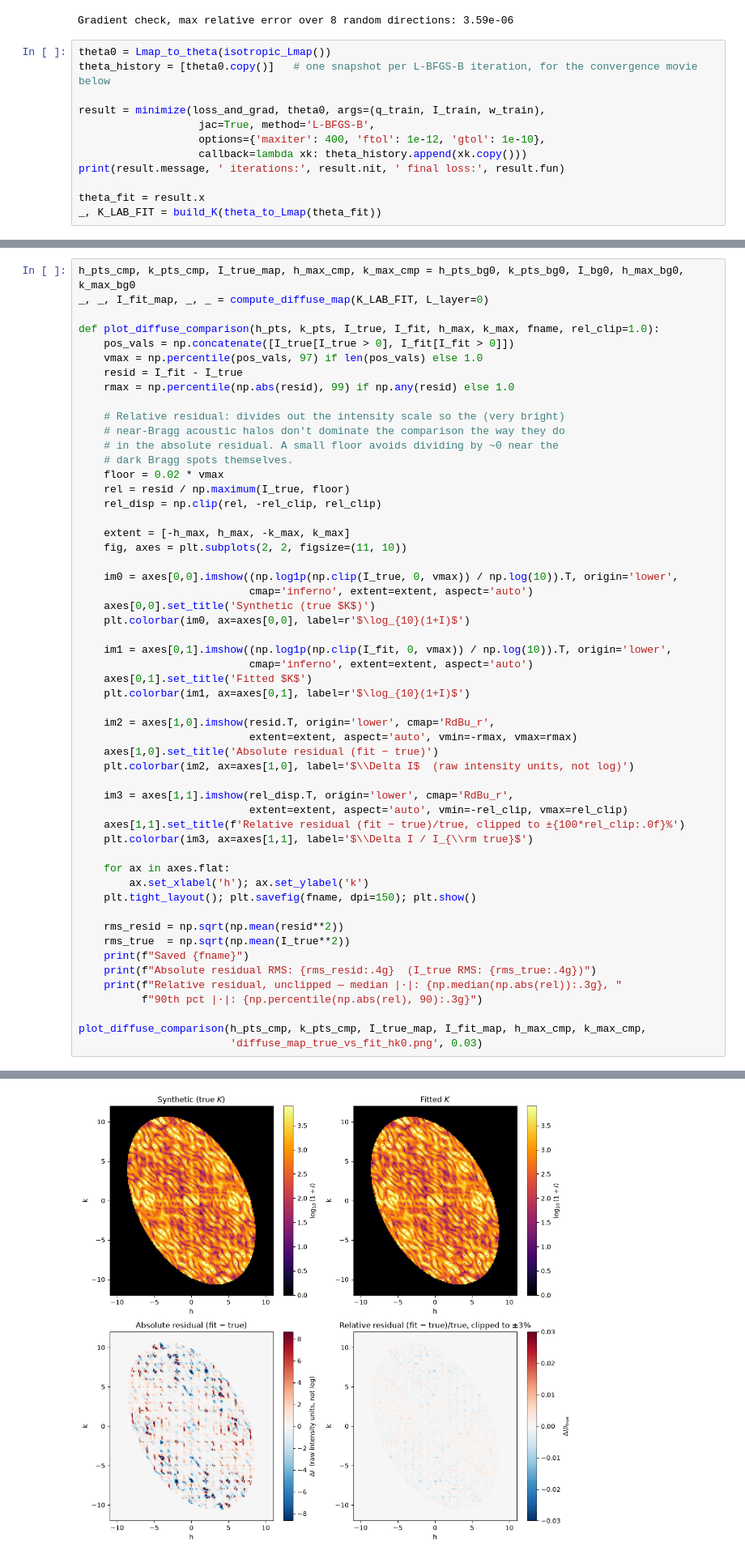
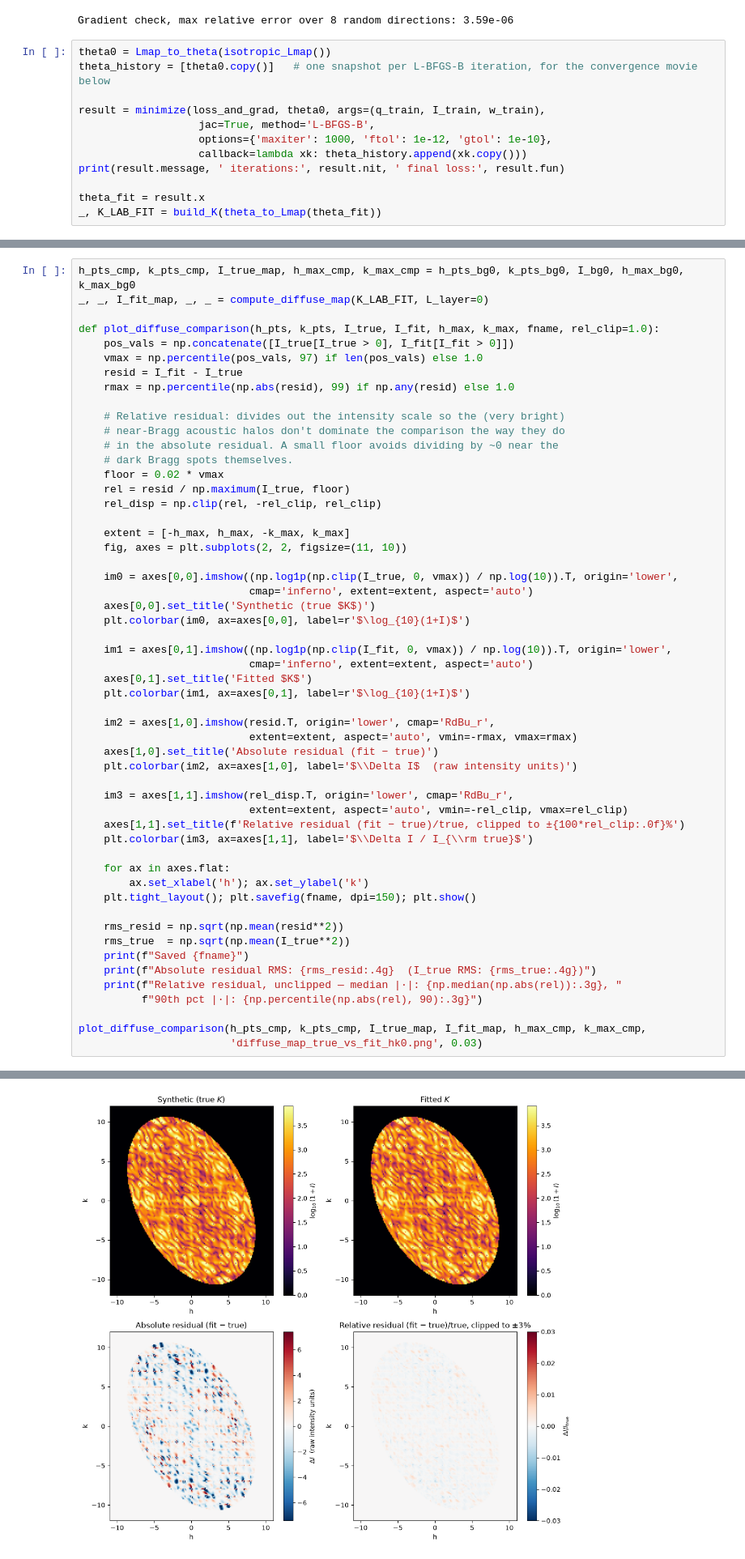
Before and after one commit to diff-use/goodvibes, a Jupyter notebook: sandbox/other-steve/202609/rigid_body_diffuse_6o2h.ipynb, the cells around one changed output, grey strips where cells are left out. Shown at 81% size. Drawn from its saved outputs; the diff is of its cells as text.

Commit message:
Fixed issues with computation of diffuse scattering, priors.

```diff
--- a/sandbox/other-steve/202609/rigid_body_diffuse_6o2h.ipynb
+++ b/sandbox/other-steve/202609/rigid_body_diffuse_6o2h.ipynb
@@ -903,7 +903,7 @@ theta_history = [theta0.copy()]   # one snapshot per L-BFGS-B iteration, for the
 
 result = minimize(loss_and_grad, theta0, args=(q_train, I_train, w_train),
                    jac=True, method='L-BFGS-B',
-                   options={'maxiter': 400, 'ftol': 1e-12, 'gtol': 1e-10},
+                   options={'maxiter': 1000, 'ftol': 1e-12, 'gtol': 1e-10},
                    callback=lambda xk: theta_history.append(xk.copy()))
 print(result.message, ' iterations:', result.nit, ' final loss:', result.fun)
 
@@ -1039,33 +1039,33 @@ def plot_diffuse_comparison(h_pts, k_pts, I_true, I_fit, h_max, k_max, fname, re
 
     im1 = axes[0,1].imshow((np.log1p(np.clip(I_fit, 0, vmax)) / np.log(10)).T, origin='lower',
                            cmap='inferno', extent=extent, aspect='auto')
     axes[0,1].set_title('Fitted $K$')
     plt.colorbar(im1, ax=axes[0,1], label=r'$\log_{10}(1+I)$')
 
     im2 = axes[1,0].imshow(resid.T, origin='lower', cmap='RdBu_r',
                            extent=extent, aspect='auto', vmin=-rmax, vmax=rmax)
     axes[1,0].set_title('Absolute residual (fit − true)')
-    plt.colorbar(im2, ax=axes[1,0], label='$\\Delta I$  (raw intensity units, not log)')
+    plt.colorbar(im2, ax=axes[1,0], label='$\\Delta I$  (raw intensity units)')
 
     im3 = axes[1,1].imshow(rel_disp.T, origin='lower', cmap='RdBu_r',
                            extent=extent, aspect='auto', vmin=-rel_clip, vmax=rel_clip)
     axes[1,1].set_title(f'Relative residual (fit − true)/true, clipped to ±{100*rel_clip:.0f}%')
     plt.colorbar(im3, ax=axes[1,1], label='$\\Delta I / I_{\\rm true}$')
 
     for ax in axes.flat:
         ax.set_xlabel('h'); ax.set_ylabel('k')
     plt.tight_layout(); plt.savefig(fname, dpi=150); plt.show()
 
     rms_resid = np.sqrt(np.mean(resid**2))
     rms_true  = np.sqrt(np.mean(I_true**2))
     print(f"Saved {fname}")
     print(f"Absolute residual RMS: {rms_resid:.4g}  (I_true RMS: {rms_true:.4g})")
     print(f"Relative residual, unclipped — median |·|: {np.median(np.abs(rel)):.3g}, "
           f"90th pct |·|: {np.percentile(np.abs(rel), 90):.3g}")
 
 plot_diffuse_comparison(h_pts_cmp, k_pts_cmp, I_true_map, I_fit_map, h_max_cmp, k_max_cmp,
                         'diffuse_map_true_vs_fit_hk0.png', 0.03)
 # %% [output]
 Computing I(h,k,0) on 177×193 exact q-points (Δh=Δk=1/8=0.1250)...
-[figure, old version]
+[figure, new version]
 Saved diffuse_map_true_vs_fit_hk0.png
```
Also changed, not shown: parts of 8 cells of this notebook, 22 other files.
